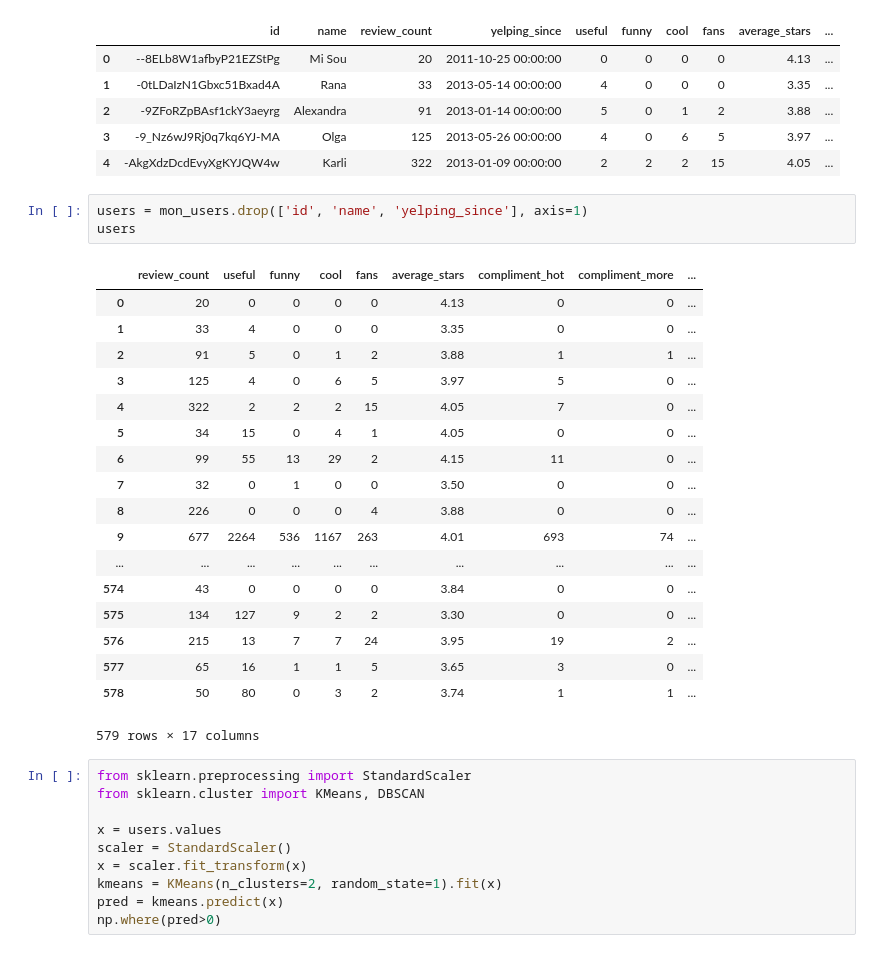
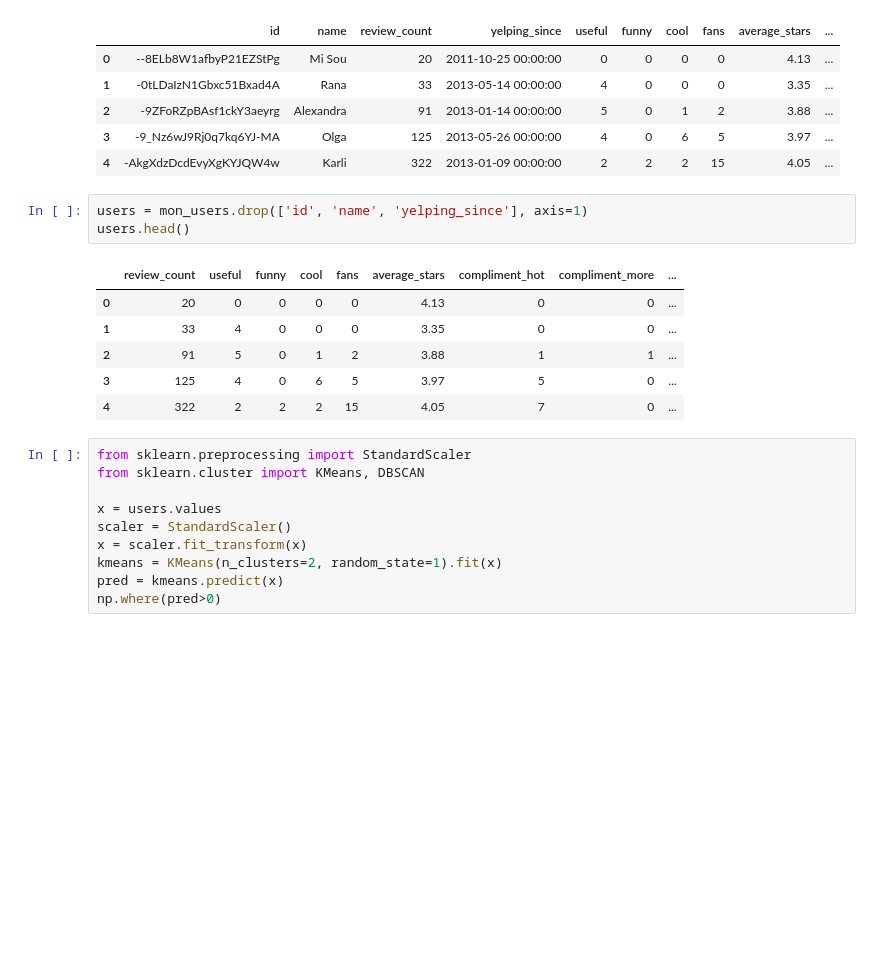
Before and after one commit to pulkitmaloo/Yelp-Dataset-Challenge, a Jupyter notebook: influencer_analysis_mon.ipynb, the cells around one changed output. Drawn from its saved outputs; the diff is of its cells as text; blank space fills up the shorter version.

```diff
--- a/influencer_analysis_mon.ipynb
+++ b/influencer_analysis_mon.ipynb
@@ -98,26 +56,14 @@ mon_users.head()
 | 4 | -AkgXdzDcdEvyXgKYJQW4w | Karli | 322 | 2013-01-09 00:00:00 | 2 | 2 | 2 | 15 | 4.05 | ... |
 # %%
 users = mon_users.drop(['id', 'name', 'yelping_since'], axis=1)
-users
+users.head()
 # %% [output]
 |  | review_count | useful | funny | cool | fans | average_stars | compliment_hot | compliment_more | ... |
 | 0 | 20 | 0 | 0 | 0 | 0 | 4.13 | 0 | 0 | ... |
 | 1 | 33 | 4 | 0 | 0 | 0 | 3.35 | 0 | 0 | ... |
 | 2 | 91 | 5 | 0 | 1 | 2 | 3.88 | 1 | 1 | ... |
 | 3 | 125 | 4 | 0 | 6 | 5 | 3.97 | 5 | 0 | ... |
 | 4 | 322 | 2 | 2 | 2 | 15 | 4.05 | 7 | 0 | ... |
-| 5 | 34 | 15 | 0 | 4 | 1 | 4.05 | 0 | 0 | ... |
-| 6 | 99 | 55 | 13 | 29 | 2 | 4.15 | 11 | 0 | ... |
-| 7 | 32 | 0 | 1 | 0 | 0 | 3.50 | 0 | 0 | ... |
-| 8 | 226 | 0 | 0 | 0 | 4 | 3.88 | 0 | 0 | ... |
-| 9 | 677 | 2264 | 536 | 1167 | 263 | 4.01 | 693 | 74 | ... |
-| ... | ... | ... | ... | ... | ... | ... | ... | ... | ... |
-| 574 | 43 | 0 | 0 | 0 | 0 | 3.84 | 0 | 0 | ... |
-| 575 | 134 | 127 | 9 | 2 | 2 | 3.30 | 0 | 0 | ... |
-| 576 | 215 | 13 | 7 | 7 | 24 | 3.95 | 19 | 2 | ... |
-| 577 | 65 | 16 | 1 | 1 | 5 | 3.65 | 3 | 0 | ... |
-| 578 | 50 | 80 | 0 | 3 | 2 | 3.74 | 1 | 1 | ... |
-579 rows × 17 columns
 # %%
 from sklearn.preprocessing import StandardScaler
 from sklearn.cluster import KMeans, DBSCAN
```
Also changed, not shown: parts of 23 cells of this notebook.
